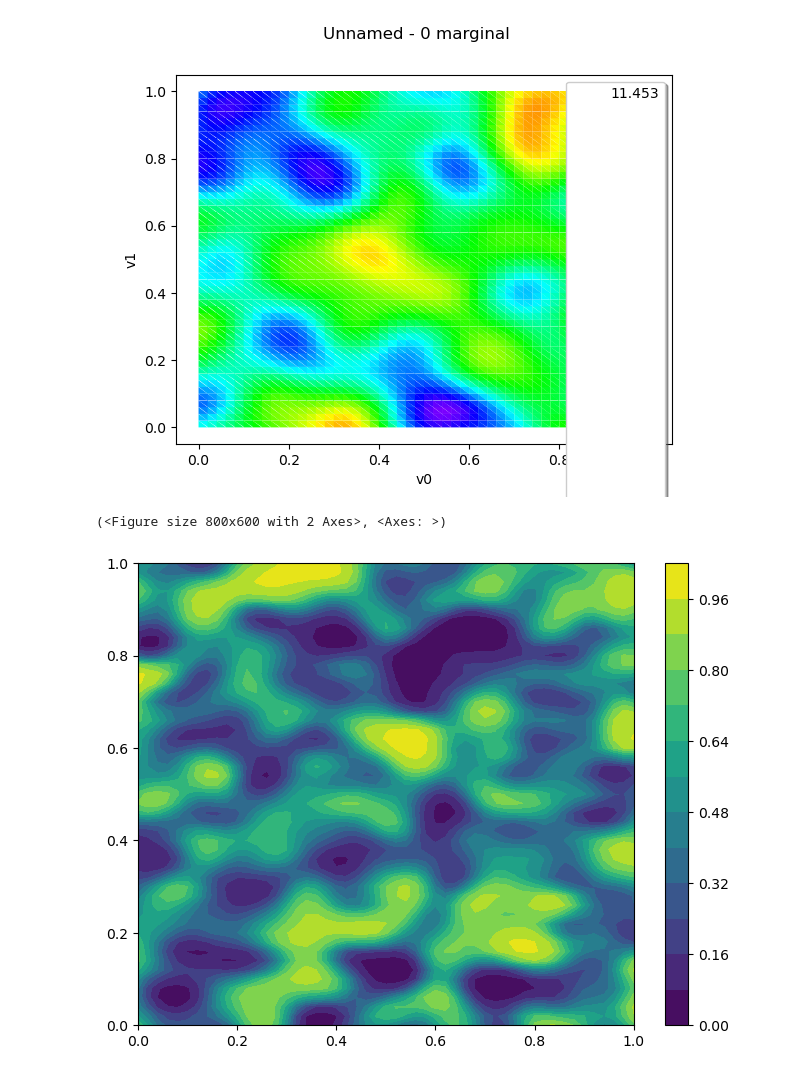
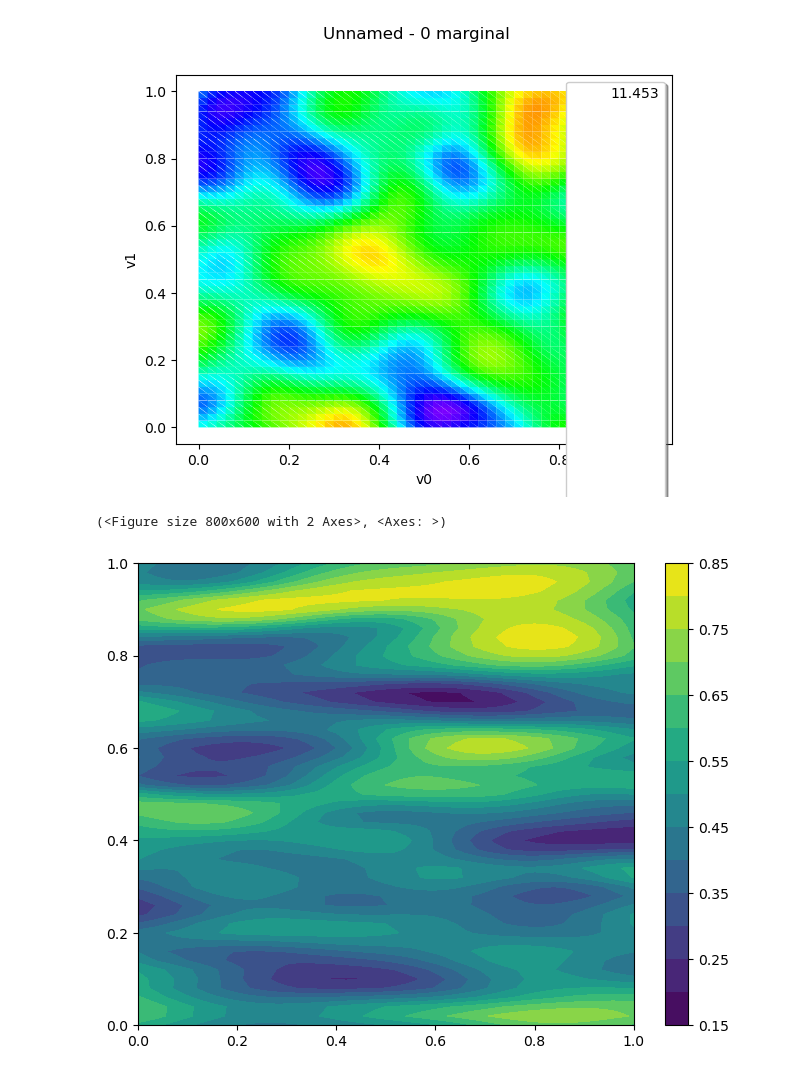
Before and after one commit to IbraSey/phdseydi, a Jupyter notebook: gp.ipynb, the cells around one changed output. Cells and saved outputs as stored; diff of their text form; code cells hidden in the pictures.

```diff
--- a/gp.ipynb
+++ b/gp.ipynb
@@ -65,34 +65,34 @@ def plot_field(field):
     Y = np.array(y).reshape(ny, nx)
     Z = np.array(z).reshape(ny, nx)
 
     # Create figure and axes
     fig, ax = plt.subplots(figsize=(8, 6))
 
     # Create contour plot
     contour = ax.contourf(X, Y, Z, levels=15)
     fig.colorbar(contour, ax=ax)
     #ax.set_title("Contour Plot")
     #ax.set_xlabel("X")
     #ax.set_ylabel("Y")
 
     return fig, ax
 
 # Create mesh
 mesher = ot.IntervalMesher([50, 50])
 mesh = mesher.build(ot.Interval([0.0, 0.0], [1.0, 1.0]))
 
 # Create Gaussian process
-cov = ot.SquaredExponential([0.06, 0.04], [1.5])
+cov = ot.SquaredExponential([0.2, 0.04], [0.5])
 X = ot.GaussianProcess(cov, mesh)
 
 # Create composite process sigmoid ° GP
 sigmoid = ot.SymbolicFunction(['z'], ['1/(1+exp(-z))'])
 field_function = ot.PythonFieldFunction(mesh, 1, mesh, 1, sigmoid)
 process = ot.CompositeProcess(field_function, X)
 
 # Plot a realization of the composite process
-field_f = process.getRealization()
-plot_field(field_f)
+field_f = process.getSample(4)
+plot_field(field_f.getField(0))
 # %% [output]
 (<Figure size 800x600 with 2 Axes>, <Axes: >)
-[figure, old version]
+[figure, new version]
```
Also changed, not shown: parts of 3 cells of this notebook.
